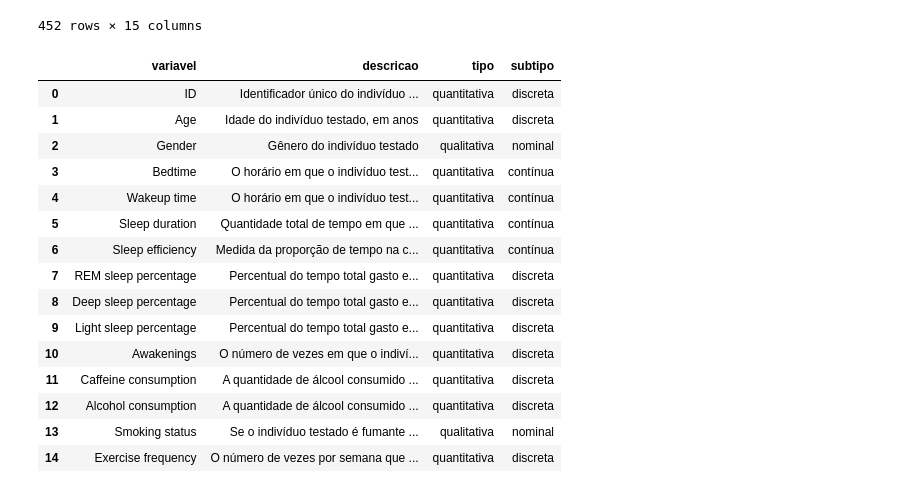
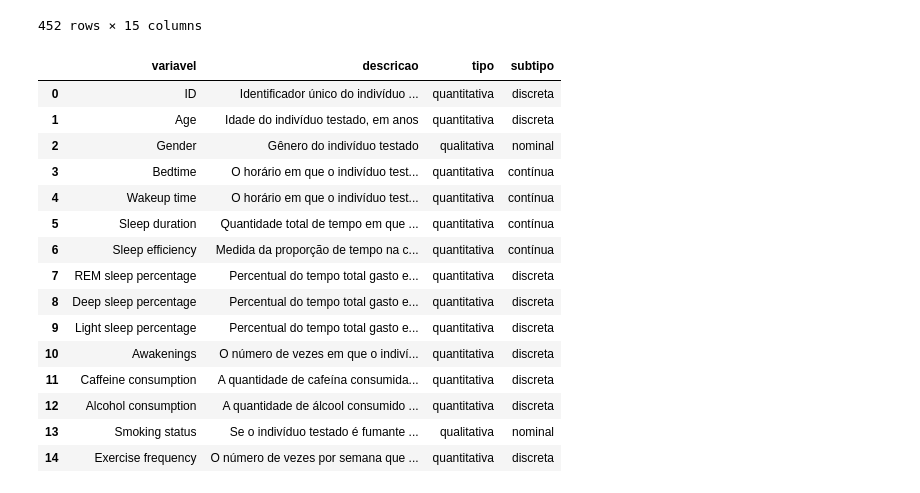
Before and after one commit to atlantico-academy/equipe1-2024.2, a Jupyter notebook: notebooks/00-download_data.ipynb, the cells around one changed output. Cells and saved outputs as stored; diff of their text form; code cells hidden in the pictures.

Commit message:
fix: corrige a descrição da variável caffeine consumption no dicionario de dados

```diff
--- a/notebooks/00-download_data.ipynb
+++ b/notebooks/00-download_data.ipynb
@@ -89,7 +89,7 @@ dictionary = pd.DataFrame([
     },
     {
         "variavel": "Caffeine consumption",
-        "descricao": "A quantidade de álcool consumido nas 24 horas anteriores a hora de dormir (em mg)",
+        "descricao": "A quantidade de cafeína consumida nas 24 horas anteriores a hora de dormir (em mg)",
         "tipo": "quantitativa",
         "subtipo": "discreta"
     },
@@ -100,34 +100,34 @@ dictionary = pd.DataFrame([
         "subtipo": "discreta"
          },
     {
         "variavel": "Smoking status",
         "descricao": "Se o indivíduo testado é fumante ou não fumante",
         "tipo": "qualitativa",
         "subtipo": "nominal"
     },
     {
         "variavel": "Exercise frequency",
         "descricao": "O número de vezes por semana que o indivíduo testado fez exercícios",
         "tipo": "quantitativa",
         "subtipo": "discreta"
     }
 ])
 dictionary.to_csv("../data/external/dictionary.csv", index=False)
 dictionary
 # %% [output]
 |  | variavel | descricao | tipo | subtipo |
 | 0 | ID | Identificador único do indivíduo ... | quantitativa | discreta |
 | 1 | Age | Idade do indivíduo testado, em anos | quantitativa | discreta |
 | 2 | Gender | Gênero do indivíduo testado | qualitativa | nominal |
 | 3 | Bedtime | O horário em que o indivíduo test... | quantitativa | contínua |
 | 4 | Wakeup time | O horário em que o indivíduo test... | quantitativa | contínua |
 | 5 | Sleep duration | Quantidade total de tempo em que ... | quantitativa | contínua |
 | 6 | Sleep efficiency | Medida da proporção de tempo na c... | quantitativa | contínua |
 | 7 | REM sleep percentage | Percentual do tempo total gasto e... | quantitativa | discreta |
 | 8 | Deep sleep percentage | Percentual do tempo total gasto e... | quantitativa | discreta |
 | 9 | Light sleep percentage | Percentual do tempo total gasto e... | quantitativa | discreta |
 | 10 | Awakenings | O número de vezes em que o indiví... | quantitativa | discreta |
-| 11 | Caffeine consumption | A quantidade de álcool consumido ... | quantitativa | discreta |
+| 11 | Caffeine consumption | A quantidade de cafeína consumida... | quantitativa | discreta |
 | 12 | Alcohol consumption | A quantidade de álcool consumido ... | quantitativa | discreta |
 | 13 | Smoking status | Se o indivíduo testado é fumante ... | qualitativa | nominal |
 | 14 | Exercise frequency | O número de vezes por semana que ... | quantitativa | discreta |
```
Also changed, not shown: 2 other files.
